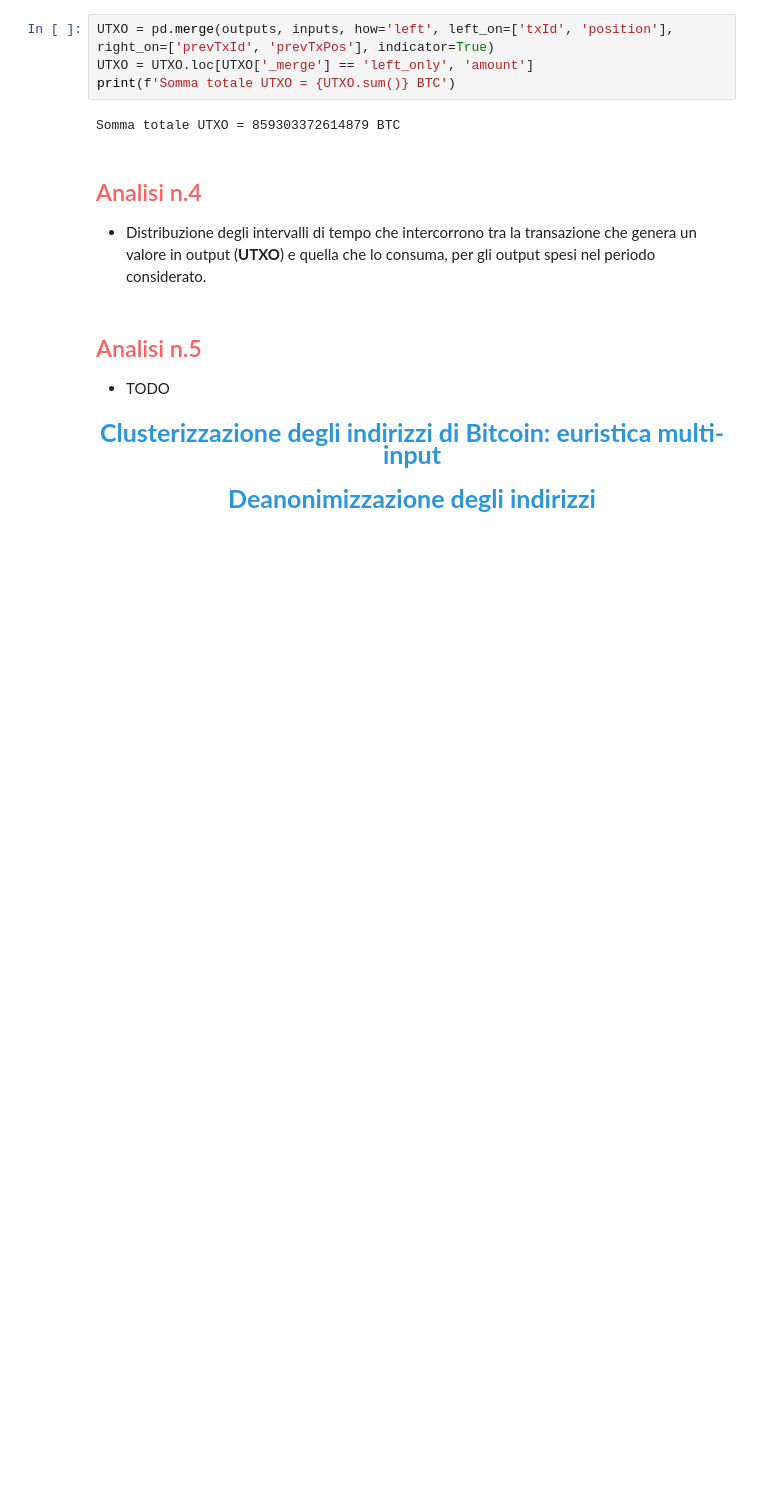
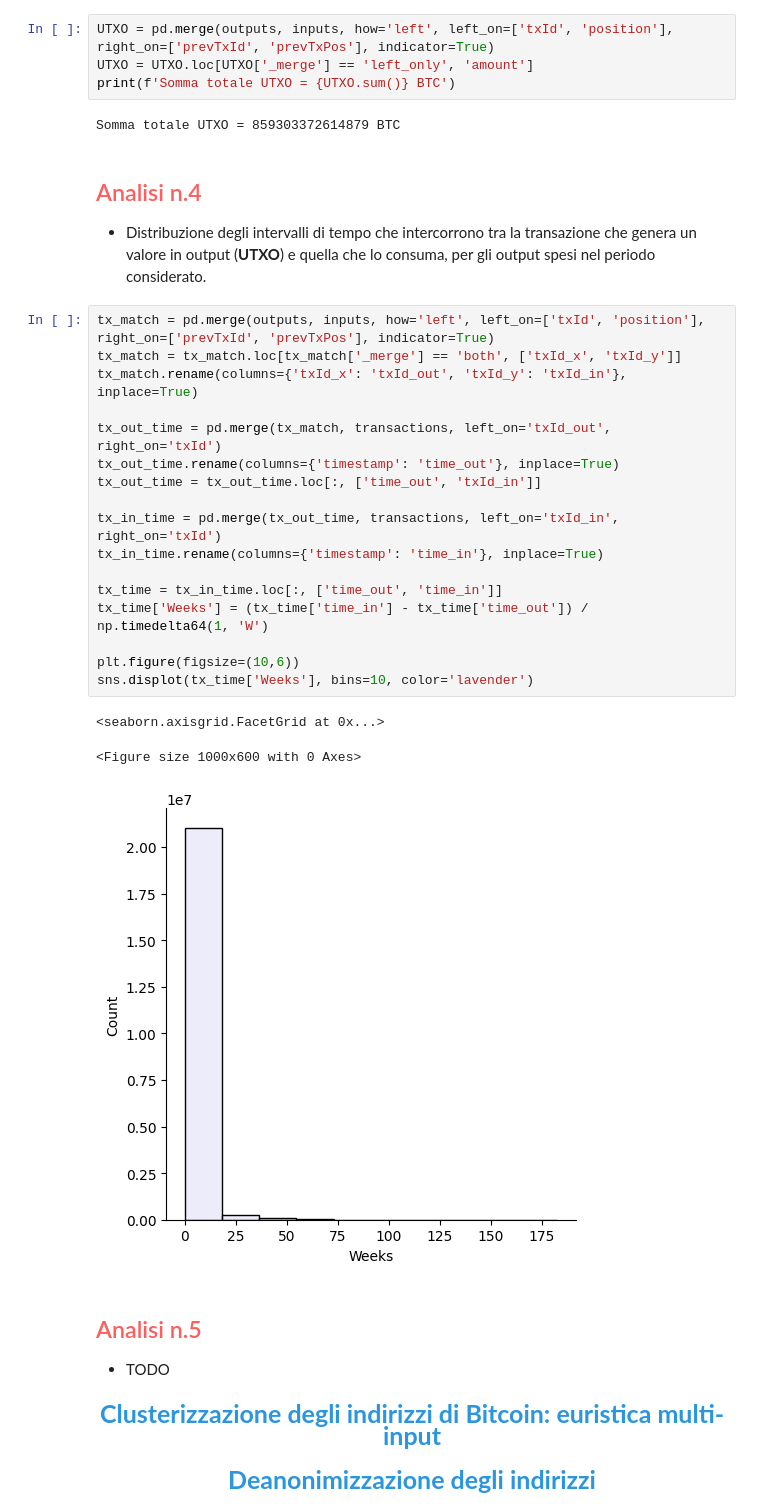
Before and after one commit to simonepassera/CRAFTY, a Jupyter notebook: crafty.ipynb, the cells around one changed output. Saved outputs shown, nothing was run; the diff lists cells and outputs as text; blank space fills up the shorter version.

```diff
--- a/crafty.ipynb
+++ b/crafty.ipynb
@@ -61,6 +63,27 @@ Somma totale UTXO = 859303372614879 BTC
 * Distribuzione degli intervalli di tempo che intercorrono tra la transazione che genera un
 valore in output (**UTXO**) e quella che lo consuma, per gli output spesi nel periodo
 considerato.
+# %%
+tx_match = pd.merge(outputs, inputs, how='left', left_on=['txId', 'position'], right_on=['prevTxId', 'prevTxPos'], indicator=True)
+tx_match = tx_match.loc[tx_match['_merge'] == 'both', ['txId_x', 'txId_y']]
+tx_match.rename(columns={'txId_x': 'txId_out', 'txId_y': 'txId_in'}, inplace=True)
+
+tx_out_time = pd.merge(tx_match, transactions, left_on='txId_out', right_on='txId')
+tx_out_time.rename(columns={'timestamp': 'time_out'}, inplace=True)
+tx_out_time = tx_out_time.loc[:, ['time_out', 'txId_in']]
+
+tx_in_time = pd.merge(tx_out_time, transactions, left_on='txId_in', right_on='txId')
+tx_in_time.rename(columns={'timestamp': 'time_in'}, inplace=True)
+
+tx_time = tx_in_time.loc[:, ['time_out', 'time_in']]
+tx_time['Weeks'] = (tx_time['time_in'] - tx_time['time_out']) / np.timedelta64(1, 'W')
+
+plt.figure(figsize=(10,6))
+sns.displot(tx_time['Weeks'], bins=10, color='lavender')
+# %% [output]
+<seaborn.axisgrid.FacetGrid at 0x...>
+<Figure size 1000x600 with 0 Axes>
+[figure, added]
 # %% [markdown]
 <h2 style="color:#fe5f5e">Analisi n.5</h2>
 
```
Also changed, not shown: parts of 1 cell of this notebook.
